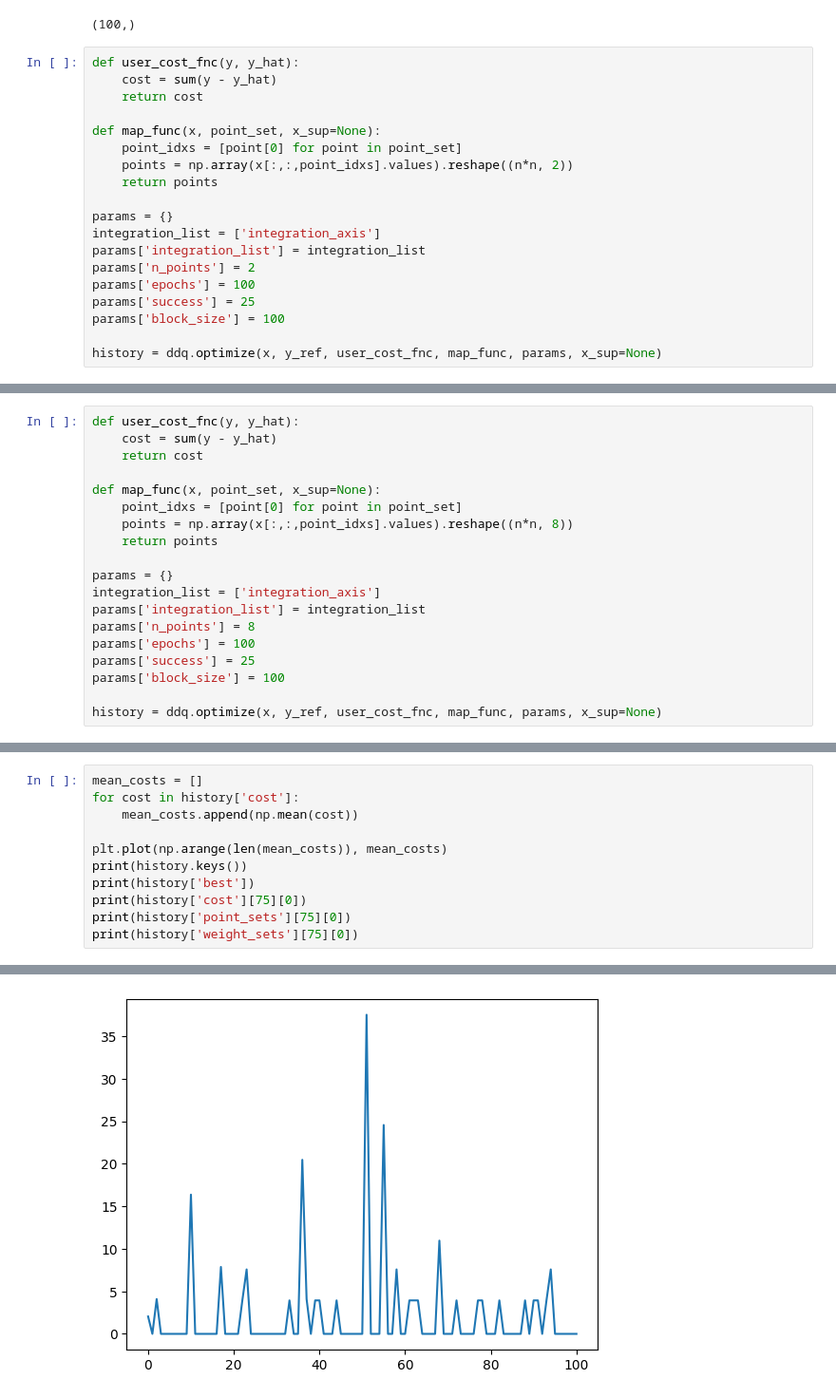
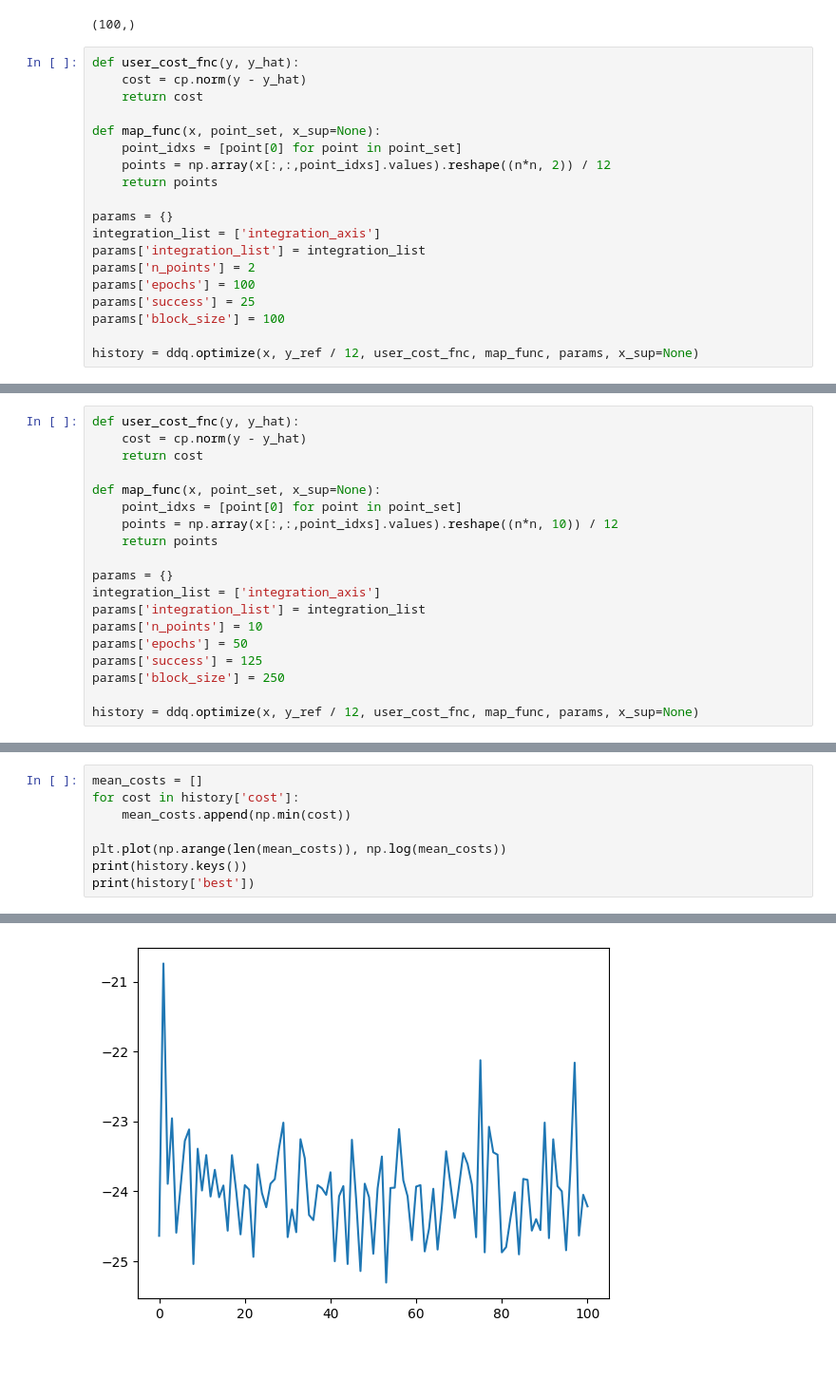
Before and after one commit to LDEO-CREW/data-driven-quadrature, a Jupyter notebook: synthetic_data_generation.ipynb, the cells around one changed output, grey strips where cells are left out. Shown at 95% size. Drawn from its saved outputs; the diff is of its cells as text; blank space fills up the shorter version.

```diff
--- a/synthetic_data_generation.ipynb
+++ b/synthetic_data_generation.ipynb
@@ -60,12 +65,12 @@ print(y_ref.shape)
 (100,)
 # %%
 def user_cost_fnc(y, y_hat):
-    cost = sum(y - y_hat)
+    cost = cp.norm(y - y_hat)
     return cost
 
 def map_func(x, point_set, x_sup=None):
     point_idxs = [point[0] for point in point_set]
-    points = np.array(x[:,:,point_idxs].values).reshape((n*n, 2))
+    points = np.array(x[:,:,point_idxs].values).reshape((n*n, 2)) / 12
     return points
 
 params = {}
@@ -76,5 +81,5 @@ params['epochs'] = 100
 params['success'] = 25
 params['block_size'] = 100
 
-history = ddq.optimize(x, y_ref, user_cost_fnc, map_func, params, x_sup=None)
+history = ddq.optimize(x, y_ref / 12, user_cost_fnc, map_func, params, x_sup=None)
 # %% [output]
@@ -116,20 +121,20 @@ dict_keys(['cost', 'point_sets', 'weight_sets', 'temperature_history', 'best'])
 # %%
 def user_cost_fnc(y, y_hat):
-    cost = sum(y - y_hat)
+    cost = cp.norm(y - y_hat)
     return cost
 
 def map_func(x, point_set, x_sup=None):
     point_idxs = [point[0] for point in point_set]
-    points = np.array(x[:,:,point_idxs].values).reshape((n*n, 8))
+    points = np.array(x[:,:,point_idxs].values).reshape((n*n, 10)) / 12
     return points
 
 params = {}
 integration_list = ['integration_axis']
 params['integration_list'] = integration_list
-params['n_points'] = 8
-params['epochs'] = 100
-params['success'] = 25
-params['block_size'] = 100
+params['n_points'] = 10
+params['epochs'] = 50
+params['success'] = 125
+params['block_size'] = 250
 
-history = ddq.optimize(x, y_ref, user_cost_fnc, map_func, params, x_sup=None)
+history = ddq.optimize(x, y_ref / 12, user_cost_fnc, map_func, params, x_sup=None)
 # %% [output]
@@ -153,13 +158,10 @@ epoch finished
 # %%
 mean_costs = []
 for cost in history['cost']:
-    mean_costs.append(np.mean(cost))
+    mean_costs.append(np.min(cost))
 
-plt.plot(np.arange(len(mean_costs)), mean_costs)
+plt.plot(np.arange(len(mean_costs)), np.log(mean_costs))
 print(history.keys())
 print(history['best'])
-print(history['cost'][75][0])
-print(history['point_sets'][75][0])
-print(history['weight_sets'][75][0])
 # %% [output]
 dict_keys(['cost', 'point_sets', 'weight_sets', 'temperature_history', 'best'])
@@ -171 +169 @@ dict_keys(['cost', 'point_sets', 'weight_sets', 'temperature_history', 'best'])
-[figure, old version]
+[figure, new version]
```
Also changed, not shown: parts of 7 cells of this notebook, 4 other files.
